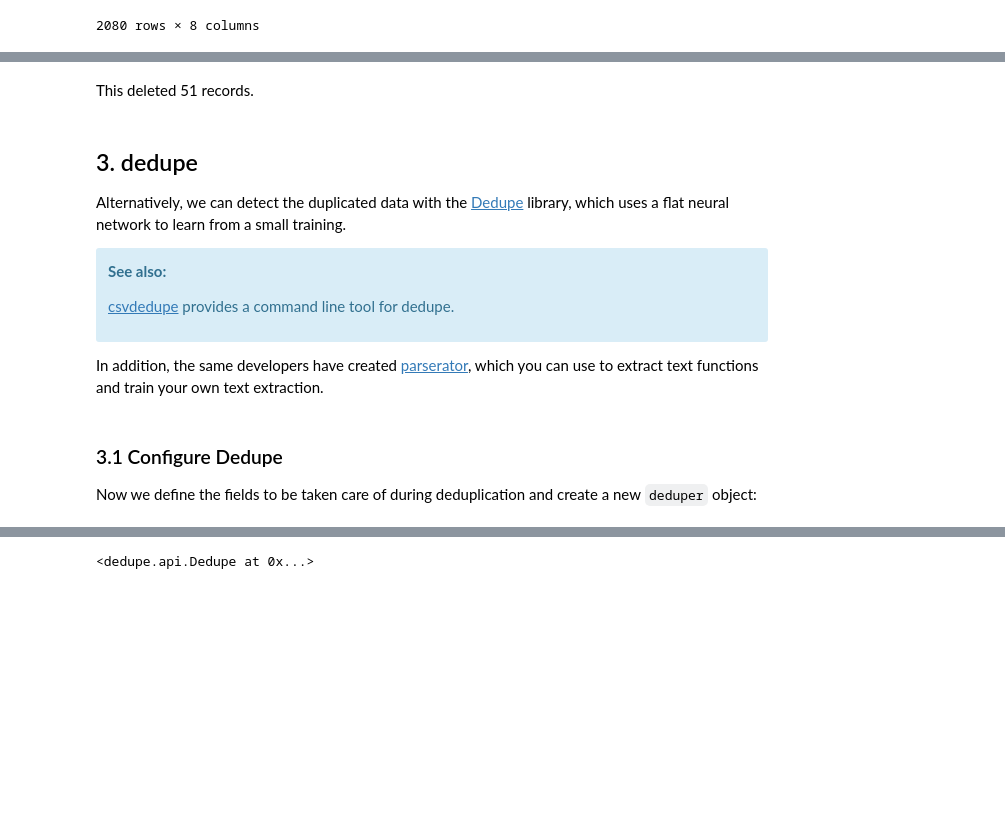
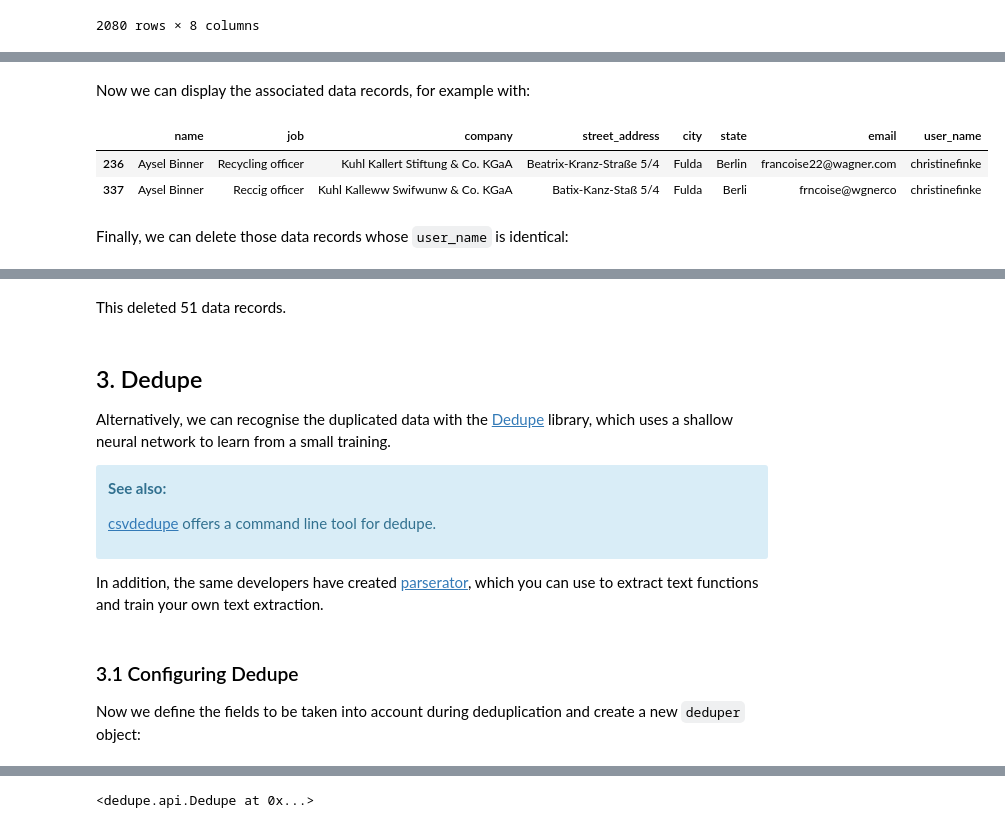
Before and after one commit to cusyio/Python4DataScience, a Jupyter notebook: docs/clean-prep/deduplicate.ipynb, the cells around one changed output, grey strips where cells are left out. Drawn from its saved outputs; the diff is of its cells as text; code cells hidden in the pictures; blank space fills up the shorter version.

Commit message:
:memo: Update dedupe section

```diff
--- a/docs/clean-prep/deduplicate.ipynb
+++ b/docs/clean-prep/deduplicate.ipynb
@@ -134,3 +142,13 @@ Now we want to delete only those records whose `user_name` is identical:
+# %% [markdown]
+Now we can display the associated data records, for example with:
+# %%
+customers[customers["user_name"] == "christinefinke"]
+# %% [output]
+|  | name | job | company | street_address | city | state | email | user_name |
+| 236 | Aysel Binner | Recycling officer | Kuhl Kallert Stiftung & Co. KGaA | Beatrix-Kranz-Straße 5/4 | Fulda | Berlin | francoise22@wagner.com | christinefinke |
+| 337 | Aysel Binner | Reccig officer | Kuhl Kalleww Swifwunw & Co. KGaA | Batix-Kanz-Staß 5/4 | Fulda | Berli | frncoise@wgnerco | christinefinke |
+# %% [markdown]
+Finally, we can delete those data records whose `user_name` is identical:
 # %%
 customers.drop_duplicates(["user_name"])
 # %% [output]
@@ -148,24 +166,24 @@ customers.drop_duplicates(["user_name"])
 | 2079 | Ryan Thompson | Brewing technologist | Smith-Sullivan | 136 Rodriguez Point | Bradfordborough | North Dakota | lcruz@gmail.com | cnewton |
 2029 rows × 8 columns
 # %% [markdown]
-This deleted 51 records.
+This deleted 51 data records.
 # %% [markdown]
-## 3. dedupe
+## 3. Dedupe
 
-Alternatively, we can detect the duplicated data with the [Dedupe](https://docs.dedupe.io/en/latest/) library, which uses a flat neural network to learn from a small training.
+Alternatively, we can recognise the duplicated data with the [Dedupe](https://docs.dedupe.io/en/latest/) library, which uses a shallow neural network to learn from a small training.
 
 <div class="alert alert-block alert-info">
 
 **See also:**
 
-[csvdedupe](https://github.com/dedupeio/csvdedupe) provides a command line tool for dedupe.
+[csvdedupe](https://github.com/dedupeio/csvdedupe) offers a command line tool for dedupe.
 </div>
 
 In addition, the same developers have created [parserator](https://github.com/datamade/parserator), which you can use to extract text functions and train your own text extraction.
 # %% [markdown]
-### 3.1 Configure Dedupe
+### 3.1 Configuring Dedupe
 
-Now we define the fields to be taken care of during deduplication and create a new `deduper` object:
+Now we define the fields to be taken into account during deduplication and create a new `deduper` object:
 # %%
 import os
 
```
Also changed, not shown: parts of 24 cells of this notebook.
